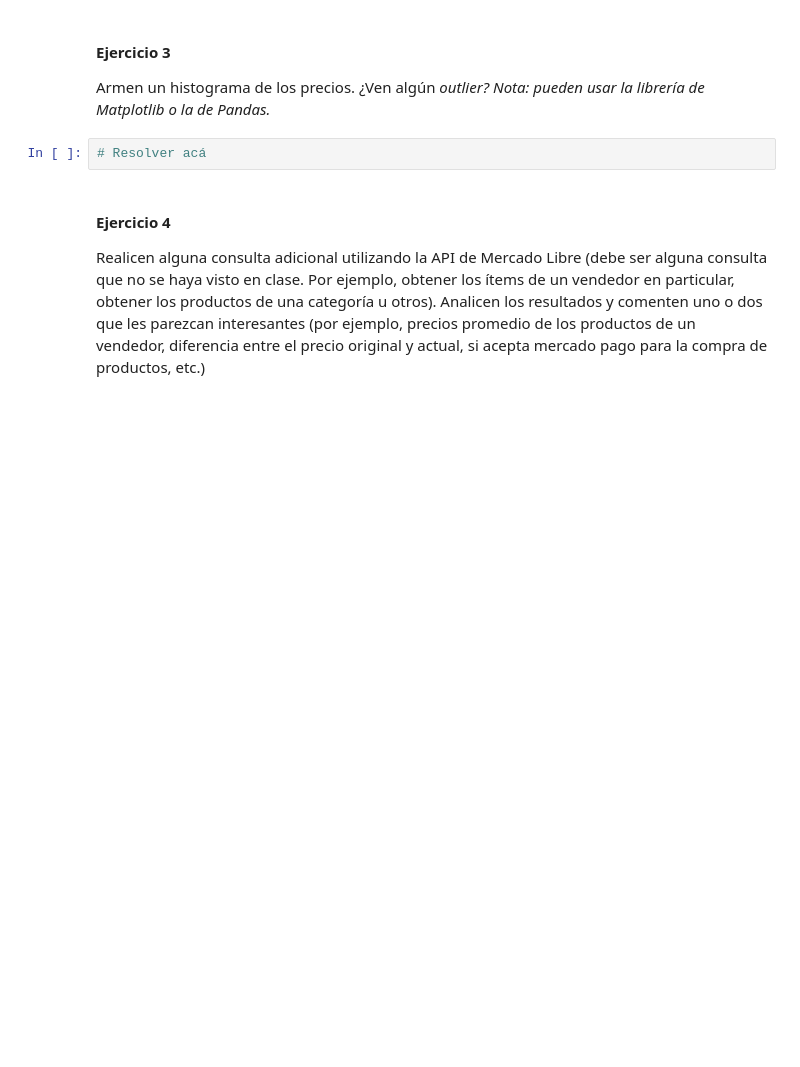
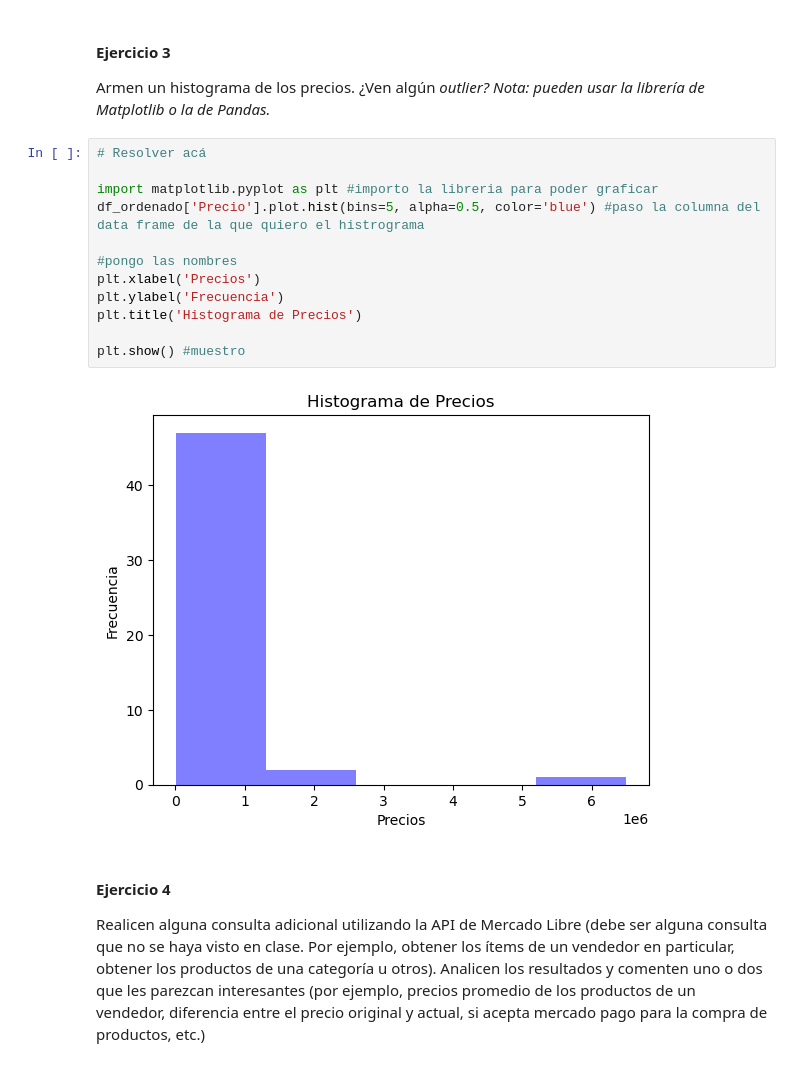
Before and after one commit to miligarofalo/CC408-T2-1, a Jupyter notebook: TP1/TP1 - Parte 2_Consignas.ipynb, the cells around one changed output. Saved outputs shown, nothing was run; the diff lists cells and outputs as text; blank space fills up the shorter version.

```diff
--- a/TP1/TP1 - Parte 2_Consignas.ipynb
+++ b/TP1/TP1 - Parte 2_Consignas.ipynb
@@ -92,8 +93,20 @@ El promedio es:  244899.30200000003
 #### Ejercicio 3
 Armen un histograma de los precios. ¿Ven algún <i>outlier<i>?
 Nota: pueden usar la librería de Matplotlib o la de Pandas.
-# %%
-# Resolver acá
+# %%
+# Resolver acá
+
+import matplotlib.pyplot as plt #importo la libreria para poder graficar
+df_ordenado['Precio'].plot.hist(bins=5, alpha=0.5, color='blue') #paso la columna del data frame de la que quiero el histrograma
+
+#pongo las nombres
+plt.xlabel('Precios')
+plt.ylabel('Frecuencia')
+plt.title('Histograma de Precios')
+
+plt.show() #muestro
+# %% [output]
+[figure, added]
 # %% [markdown]
 #### Ejercicio 4
 Realicen alguna consulta adicional utilizando la API de Mercado Libre (debe ser alguna consulta que no se haya visto en clase. Por ejemplo, obtener los ítems de un vendedor en particular, obtener los productos de una categoría u otros). Analicen los resultados y comenten uno o dos que les parezcan interesantes (por ejemplo, precios promedio de los productos de un vendedor, diferencia entre el precio original y actual, si acepta mercado pago para la compra de productos, etc.)
```
Also changed, not shown: parts of 2 cells of this notebook.
